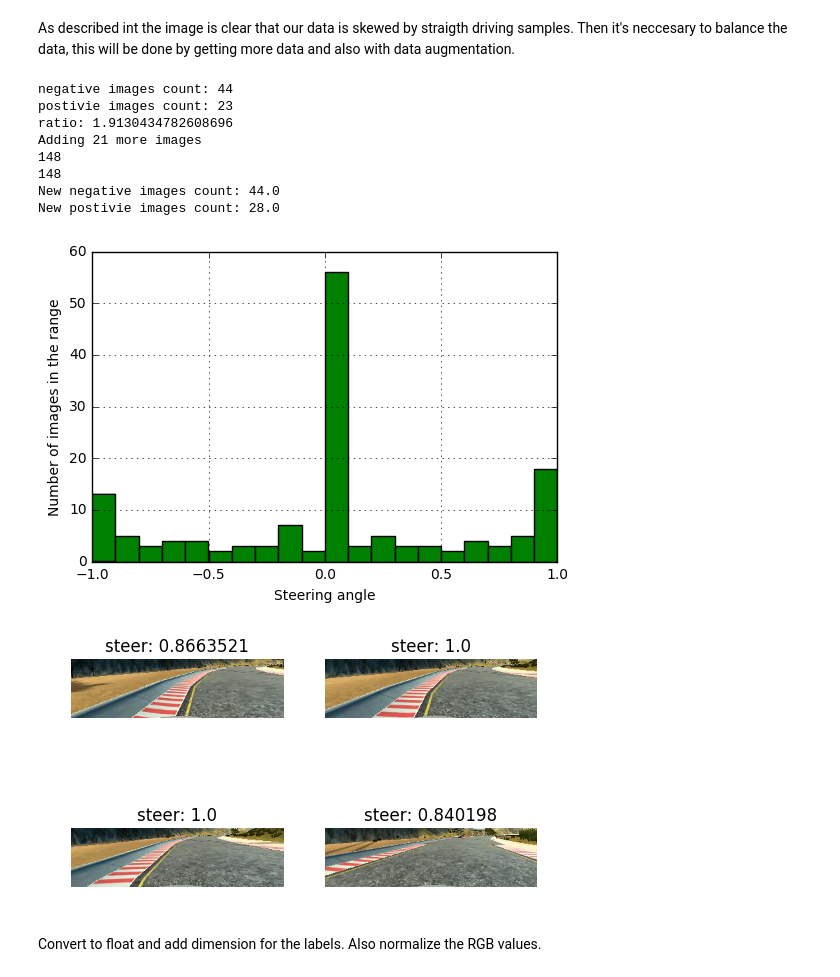
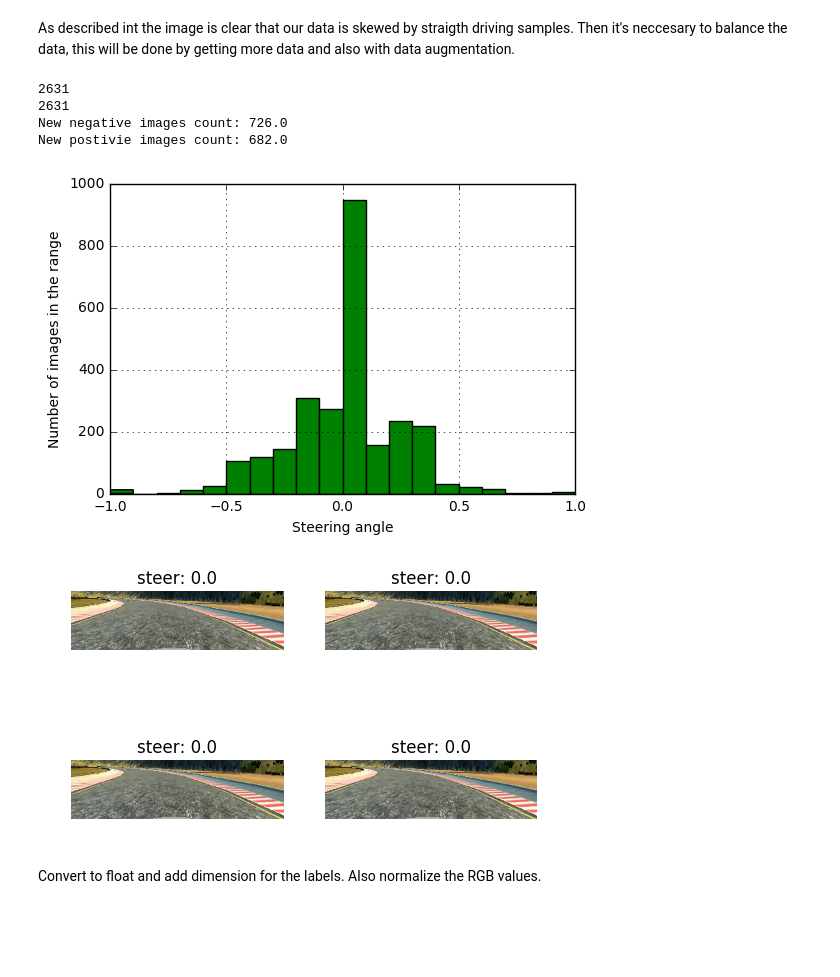
Before and after one commit to yhoazk/CarND-Behavioral-Cloning-P3, a Jupyter notebook: ExploreAndPreprocessData.ipynb, the cells around one changed output. Drawn from its saved outputs; the diff is of its cells as text; code cells hidden in the pictures; blank space fills up the shorter version.

```diff
--- a/ExploreAndPreprocessData.ipynb
+++ b/ExploreAndPreprocessData.ipynb
@@ -5,8 +5,8 @@ The simulator generates JPG images with dimensions 320x160x3, for 3 different ca
 # %% [markdown]
 ### Define project specific python constants
 # %%
-#SIMULATOR_DIR = "/home/porko/Descargas/simulator-linux/"
-SIMULATOR_DIR = "../simulator-linux/"
+SIMULATOR_DIR = "/home/porko/Descargas/simulator-linux/"
+#SIMULATOR_DIR = "../simulator-linux/"
 IMG_DIR       = SIMULATOR_DIR + "IMG/"
 LABEL_CSV     = SIMULATOR_DIR + "driving_log.csv"
 %pwd
@@ -146,7 +146,7 @@ for label, data in zip(steering_angles, center_imgs_path):
     X.append(plt.imread(data)[BOTTOM_MARGIN:TOP_MARGIN])
     y.append(label)
 
-
+"""
 neg_imgs = sum(n[0:9])
 pos_imgs = sum(n[11:19])
 print("negative images count: " + str(sum(n[0:9])) )
@@ -166,7 +166,7 @@ if ratio_np > 1.2:
                 X.append(new_Img)
 
                 y.append(new_label)
-
+"""
 print(len(X))
 print(len(y))
 
@@ -183,19 +183,15 @@ plt.ylabel('Number of images in the range')
 plt.grid(True)
 plt.show()
 # %% [output]
-negative images count: 44
-postivie images count: 23
-ratio: 1.9130434782608696
-Adding 21 more images
-148
-148
-New negative images count: 44.0
-New postivie images count: 28.0
+2631
+2631
+New negative images count: 726.0
+New postivie images count: 682.0
-[figure, old version]
+[figure, new version]
 # %%
-plot_imgArr(X[130:134], label=y[130:134]) ## Print olny 4 images
+plot_imgArr(X[0:4], label=y[0:4]) ## Print olny 4 images
 # %% [output]
-[figure, old version]
+[figure, new version]
 # %% [markdown]
 Convert to float and add dimension for the labels.
 Also normalize the RGB values.
```
Also changed, not shown: parts of 12 cells of this notebook, 2 other files.
